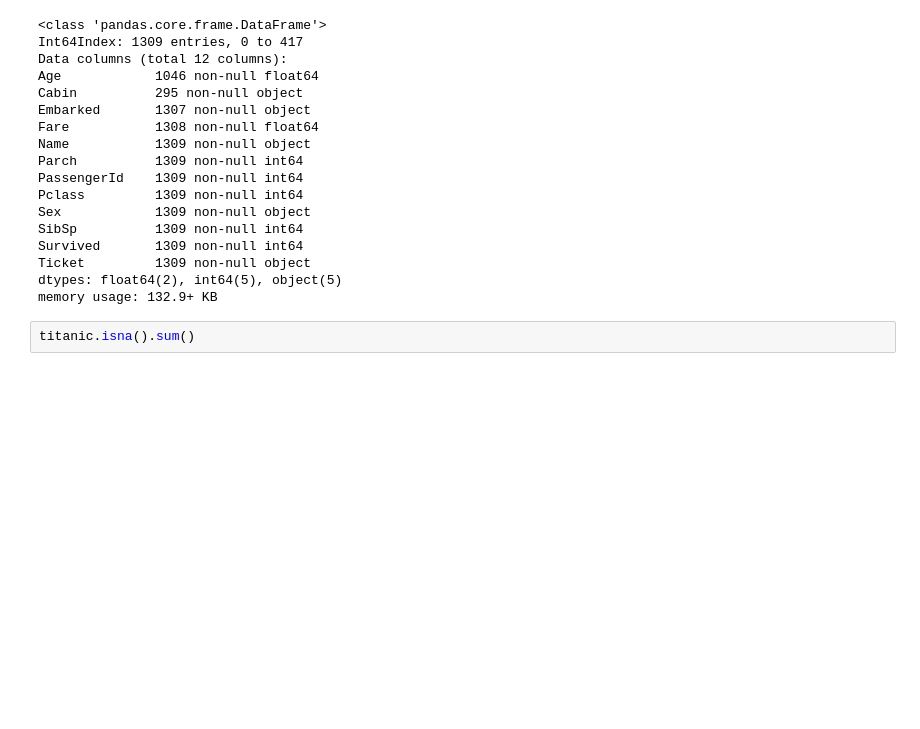
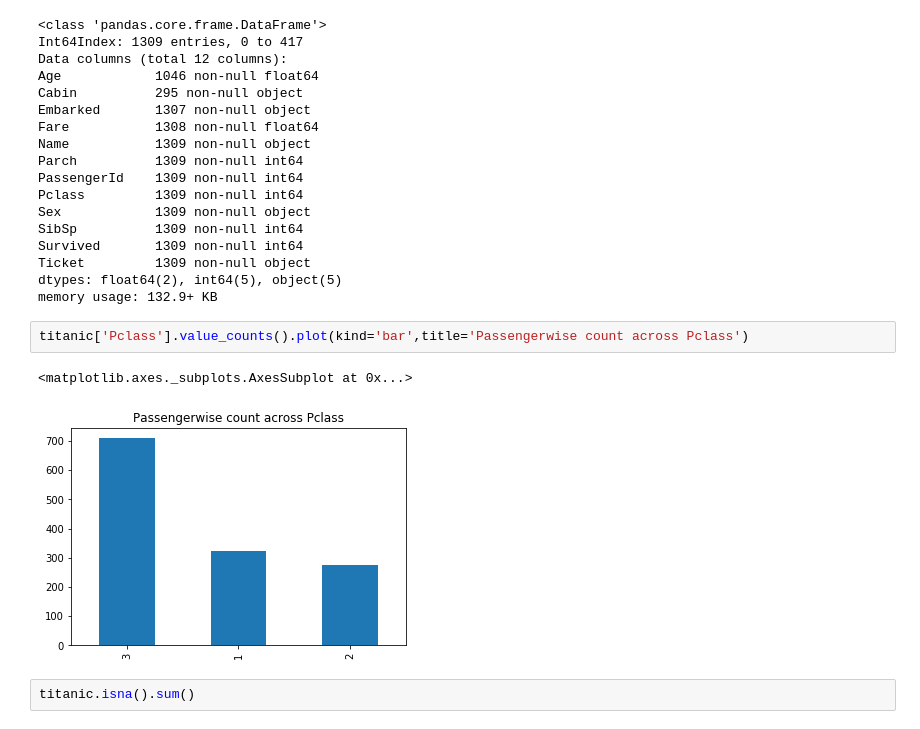
Before and after one commit to anoopsp/Titanic-Machine-Learning-from-Disaster, a Jupyter notebook: Titanic Predictions.ipynb, the cells around one changed output. Drawn from its saved outputs; the diff is of its cells as text; blank space fills up the shorter version.

```diff
--- a/Titanic Predictions.ipynb
+++ b/Titanic Predictions.ipynb
@@ -144,6 +144,11 @@ Survived       1309 non-null int64
 Ticket         1309 non-null object
 dtypes: float64(2), int64(5), object(5)
 memory usage: 132.9+ KB
+# %%
+titanic['Pclass'].value_counts().plot(kind='bar',title='Passengerwise count across Pclass')
+# %% [output]
+<matplotlib.axes._subplots.AxesSubplot at 0x...>
+[figure, added]
 # %%
 titanic.isna().sum()
 # %% [output]
```
Also changed, not shown: parts of 9 cells of this notebook.
